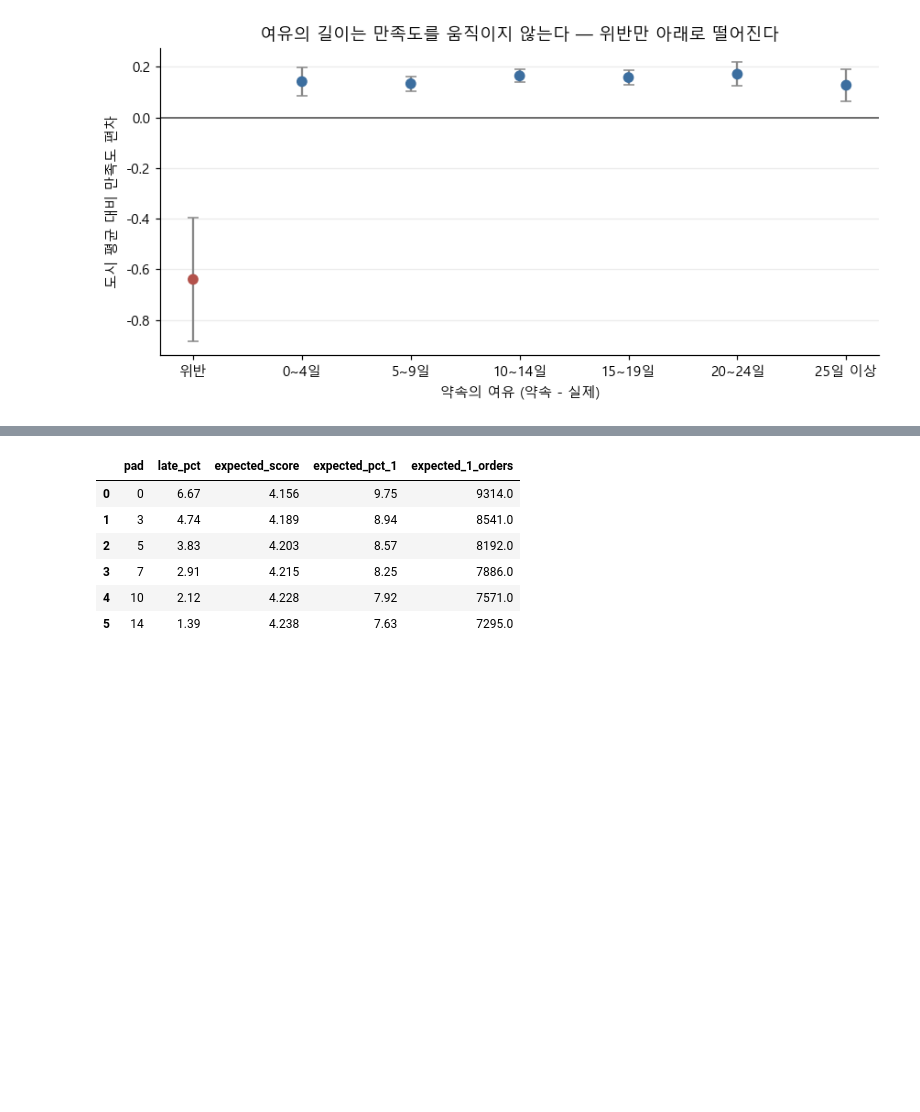
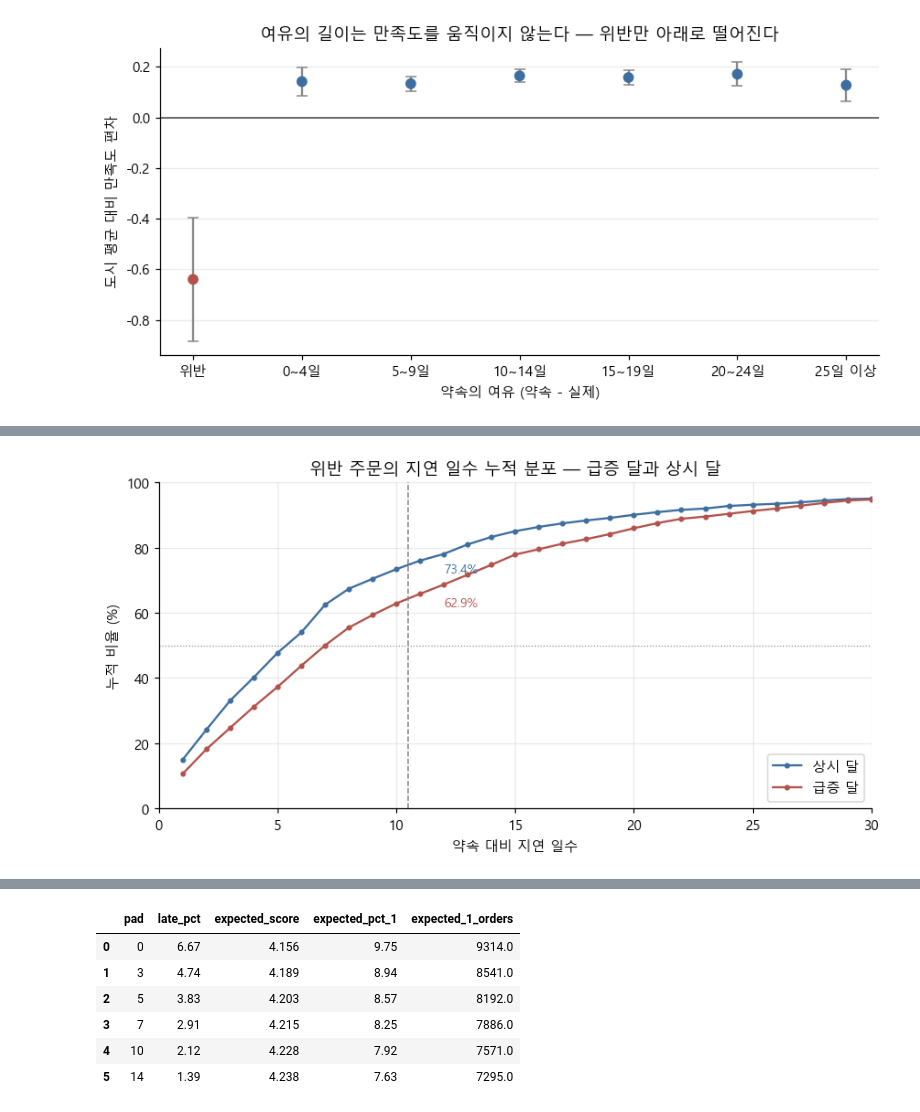
Before and after one commit to wlstjd1011/Olist-data-analyze, a Jupyter notebook: notebooks/06_delivery_expectation.ipynb, the cells around one changed output, grey strips where cells are left out. Saved outputs shown, nothing was run; the diff lists cells and outputs as text; code cells hidden in the pictures; blank space fills up the shorter version.

```diff
--- a/notebooks/06_delivery_expectation.ipynb
+++ b/notebooks/06_delivery_expectation.ipynb
@@ -1233,0 +1644,47 @@ plt.show()
+# %%
+df = con.execute("""
+WITH late AS (
+    SELECT period,
+           days_vs_promise AS d
+    FROM delivery_period
+    WHERE days_vs_promise > 0
+),
+per_day AS (
+    SELECT period,
+           d,
+           COUNT(*) AS orders
+    FROM late
+    GROUP BY period, d
+)
+SELECT period,
+       d,
+       orders,
+       100.0 * SUM(orders) OVER (PARTITION BY period ORDER BY d)
+             / SUM(orders) OVER (PARTITION BY period) AS cum_pct
+FROM per_day
+ORDER BY period, d
+""").df()
+
+fig, ax = plt.subplots(figsize=(8, 4.2))
+
+for label, color in [('2. 상시 달', FAST), ('1. 급증 달', SLOW)]:
+    s = df[(df.period == label) & (df.d <= 30)]
+    ax.plot(s.d, s.cum_pct, marker='o', ms=3, color=color, label=label[3:])
+
+ax.axvline(10.5, color='#888', lw=1, ls='--')
+ax.axhline(50, color='#888', lw=0.8, ls=':')
+
+for label, color, y in [('1. 급증 달', SLOW, 62.9), ('2. 상시 달', FAST, 73.4)]:
+    ax.annotate(f'{y:.1f}%', xy=(10.5, y), xytext=(12, y),
+                color=color, va='center', fontsize=9)
+
+ax.set_xlabel('약속 대비 지연 일수')
+ax.set_ylabel('누적 비율 (%)')
+ax.set_title('위반 주문의 지연 일수 누적 분포 — 급증 달과 상시 달')
+ax.set_xlim(0, 30)
+ax.set_ylim(0, 100)
+ax.legend(loc='lower right')
+plt.tight_layout()
+plt.show()
+# %% [output]
+[figure, added]
```
Also changed, not shown: parts of 38 cells of this notebook, 2 other files.
